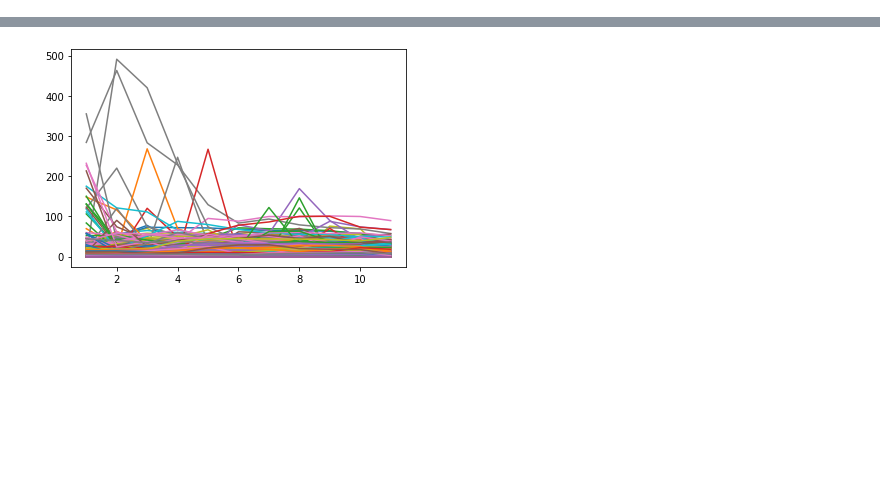
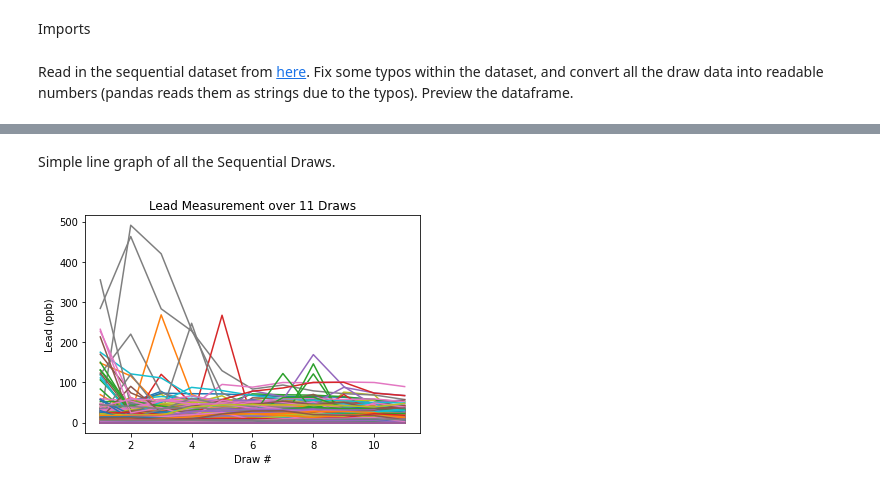
Before and after one commit to Environmental-Research-Group/data_analysis_22_23, a Jupyter notebook: kevinlin/intro.ipynb, the cells around one changed output, grey strips where cells are left out. Cells and saved outputs as stored; diff of their text form; code cells hidden in the pictures; blank space fills up the shorter version.

Commit message:
Add basic graphs for both category of draws

```diff
--- a/kevinlin/intro.ipynb
+++ b/kevinlin/intro.ipynb
@@ -1,7 +1,11 @@
+# %% [markdown]
+Imports
 # %%
 import pandas as pd
 import numpy as np
 import matplotlib.pyplot as plt
+# %% [markdown]
+Read in the sequential dataset from [here](https://docs.google.com/spreadsheets/d/1OfUa546OzV6GA_LOB2LY9rFgs7LeduRQ/edit#gid=1920191272). Fix some typos within the dataset, and convert all the draw data into readable numbers (pandas reads them as strings due to the typos). Preview the dataframe.
 # %%
 sequential = pd.read_csv("results_sequential.csv", skiprows=2)
 sequential = sequential.replace(["<1", "<1.00", "<.5", None, np.nan, "1..03", "8.56^", "7.74^"], [0, 0, 0, -1, -1, 1.03, 8.56, 7.74])
@@ -27,10 +31,15 @@ sequential.head(15)
 | 12 | 12/10/2016 | 101XX S Seeley Ave | 8.26 | 8.29 | 7.79 | 8.10 | 6.84 | 6.83 | 6.57 | 6.57 | ... |
 | 13 | 6/28/2021 | 101XX S St Lawrence Ave | 4.96 | 2.38 | 2.81 | 4.38 | 3.58 | 3.89 | 4.43 | 7.31 | ... |
 | 14 | 10/26/2021 | 101XX S Washtenaw Ave | 6.40 | 8.70 | 6.00 | 6.10 | 8.10 | 13.00 | 19.00 | 22.00 | ... |
+# %% [markdown]
+Simple line graph of all the Sequential Draws.
 # %%
 x_axis = [i for i in range(1, 12)]
 for i, row in sequential.iterrows():
     plt.plot(x_axis, [row[x] for x in range(2, 13)])
+plt.xlabel("Draw #")
+plt.ylabel("Lead (ppb)")
+plt.title("Lead Measurement over 11 Draws")
 plt.show()
 # %% [output]
-[figure, old version]
+[figure, new version]
```
Also changed, not shown: parts of 3 cells of this notebook.
